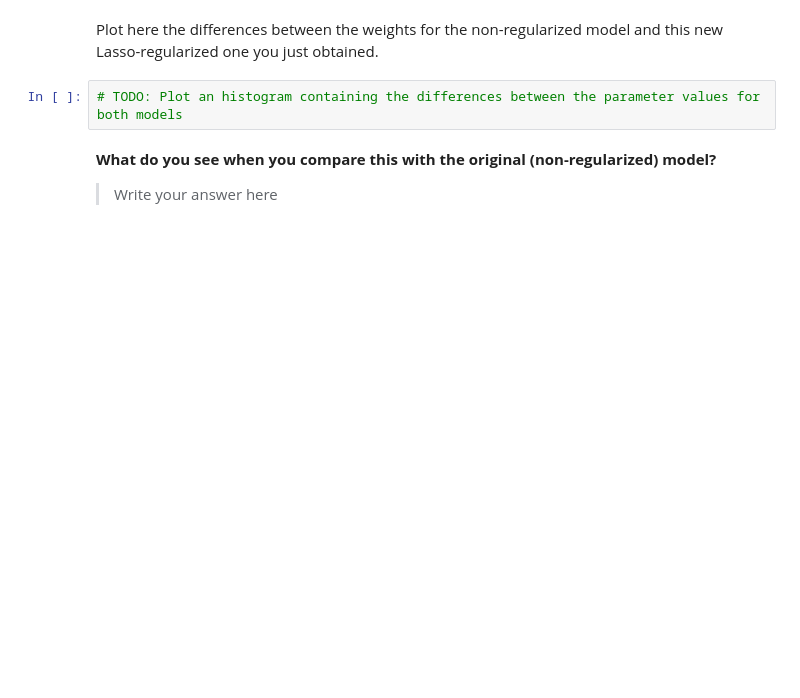
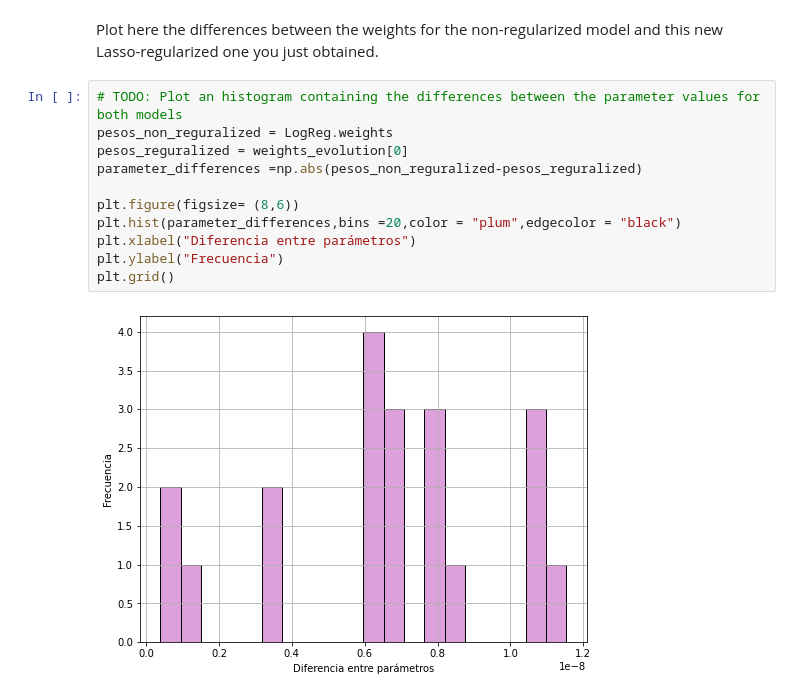
Before and after one commit to ICAI-IMAT-ML/p2-5-Claudiaa10, a Jupyter notebook: notebook/Lab2_5_LogisticRegression_and_regularization.ipynb, the cells around one changed output. Drawn from its saved outputs; the diff is of its cells as text; blank space fills up the shorter version.

```diff
--- a/notebook/Lab2_5_LogisticRegression_and_regularization.ipynb
+++ b/notebook/Lab2_5_LogisticRegression_and_regularization.ipynb
@@ -593,7 +603,14 @@ classification_report(None, None, 1)
 Plot here the differences between the weights for the non-regularized model and this new Lasso-regularized one you just obtained.
 # %%
 # TODO: Plot an histogram containing the differences between the parameter values for both models
+pesos_non_reguralized = LogReg.weights
+pesos_reguralized = weights_evolution[0]
+parameter_differences =np.abs(pesos_non_reguralized-pesos_reguralized)
+
+plt.figure(figsize= (8,6))
+plt.hist(parameter_differences,bins =20,color = "plum",edgecolor = "black")
+plt.xlabel("Diferencia entre parámetros")
+plt.ylabel("Frecuencia")
+plt.grid()
+# %% [output]
+[figure, added]
-# %% [markdown]
-**What do you see when you compare this with the original (non-regularized) model?**
-
-> Write your answer here
```
Also changed, not shown: parts of 17 cells of this notebook.
